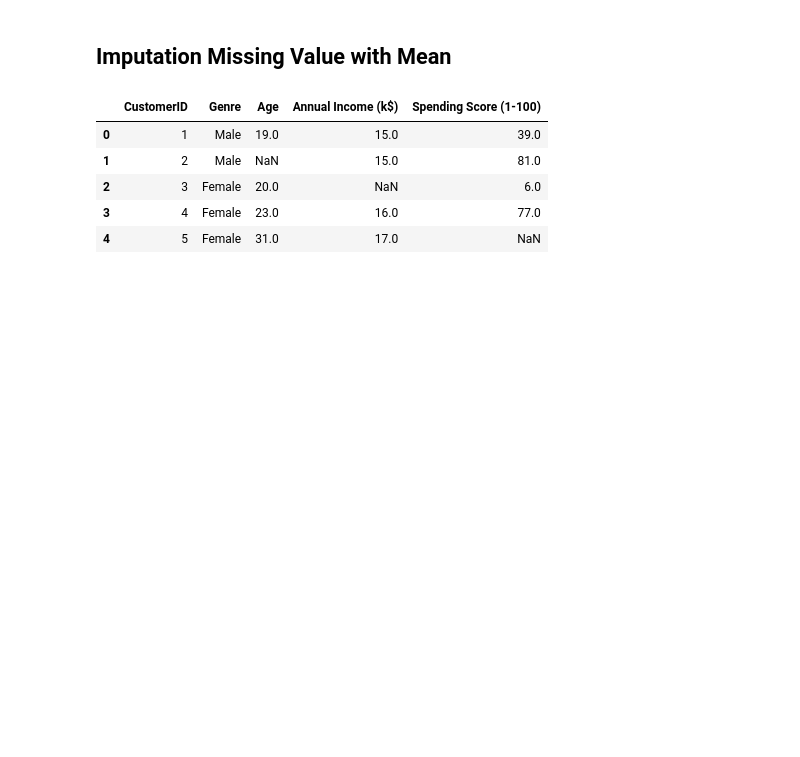
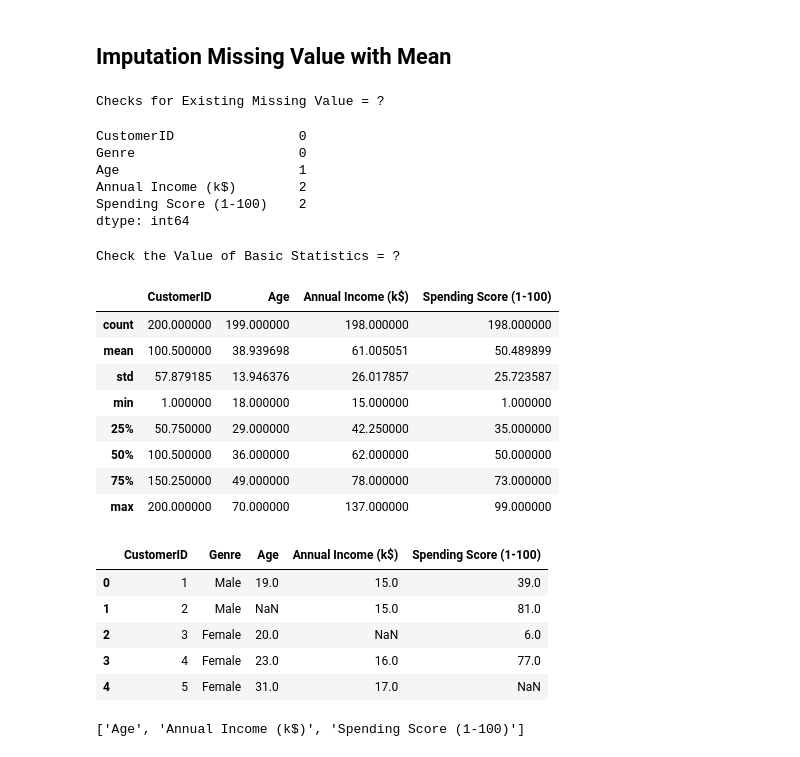
Before and after one commit to UsepSyaikalArifin/DQLab-Academy-Course-Online, a Jupyter notebook: Kelas Fundamental 2/Data Wrangling Python/Jupyter Notebook/main.ipynb, the cells around one changed output. Cells and saved outputs as stored; diff of their text form; code cells hidden in the pictures; blank space fills up the shorter version.

Commit message:
Finish Data Wrangling Python

```diff
--- a/Kelas Fundamental 2/Data Wrangling Python/Jupyter Notebook/main.ipynb
+++ b/Kelas Fundamental 2/Data Wrangling Python/Jupyter Notebook/main.ipynb
@@ -117,12 +117,38 @@ dtype: bool
 # %%
 csv_data = pd.read_csv("https://storage.googleapis.com/dqlab-dataset/shopping_data_missingvalue.csv")
 # csv_data.to_csv(r"D:\Usep Syaikal Arifin\Computer Programming\Python\DQLab-Academy-Course-Online\Kelas Fundamental 2\Data Wrangling Python\File Dokumentasi\File CSV\shopping_data_missingvalue.csv", index=None, header=True)
 # csv_data.to_excel(r"D:\Usep Syaikal Arifin\Computer Programming\Python\DQLab-Academy-Course-Online\Kelas Fundamental 2\Data Wrangling Python\File Dokumentasi\File Excel\shopping_data_missingvalue.xlsx", index=None, header=True)
+print("Checks for Existing Missing Value = ?")
+display(csv_data.isnull().sum())
+print("Check the Value of Basic Statistics = ?")
+display(csv_data.describe())
 display(csv_data.head())
 # %% [output]
+Checks for Existing Missing Value = ?
+CustomerID                0
+Genre                     0
+Age                       1
+Annual Income (k$)        2
+Spending Score (1-100)    2
+dtype: int64
+Check the Value of Basic Statistics = ?
-|  | CustomerID | Genre | Age | Annual Income (k$) | Spending Score (1-100) |
-| 0 | 1 | Male | 19.0 | 15.0 | 39.0 |
-| 1 | 2 | Male | NaN | 15.0 | 81.0 |
-| 2 | 3 | Female | 20.0 | NaN | 6.0 |
-| 3 | 4 | Female | 23.0 | 16.0 | 77.0 |
-| 4 | 5 | Female | 31.0 | 17.0 | NaN |
+|  | CustomerID | Age | Annual Income (k$) | Spending Score (1-100) |
+| count | 200.000000 | 199.000000 | 198.000000 | 198.000000 |
+| mean | 100.500000 | 38.939698 | 61.005051 | 50.489899 |
+| std | 57.879185 | 13.946376 | 26.017857 | 25.723587 |
+| min | 1.000000 | 18.000000 | 15.000000 | 1.000000 |
+| 25% | 50.750000 | 29.000000 | 42.250000 | 35.000000 |
+| 50% | 100.500000 | 36.000000 | 62.000000 | 50.000000 |
+| 75% | 150.250000 | 49.000000 | 78.000000 | 73.000000 |
+| max | 200.000000 | 70.000000 | 137.000000 | 99.000000 |
+|  | CustomerID | Genre | Age | Annual Income (k$) | Spending Score (1-100) |
+| 0 | 1 | Male | 19.0 | 15.0 | 39.0 |
+| 1 | 2 | Male | NaN | 15.0 | 81.0 |
+| 2 | 3 | Female | 20.0 | NaN | 6.0 |
+| 3 | 4 | Female | 23.0 | 16.0 | 77.0 |
+| 4 | 5 | Female | 31.0 | 17.0 | NaN |
+# %%
+missing_value_columns = csv_data.columns[csv_data.isnull().any()].to_list()
+display(missing_value_columns)
+# %% [output]
+['Age', 'Annual Income (k$)', 'Spending Score (1-100)']
```
Also changed, not shown: parts of 15 cells of this notebook.
